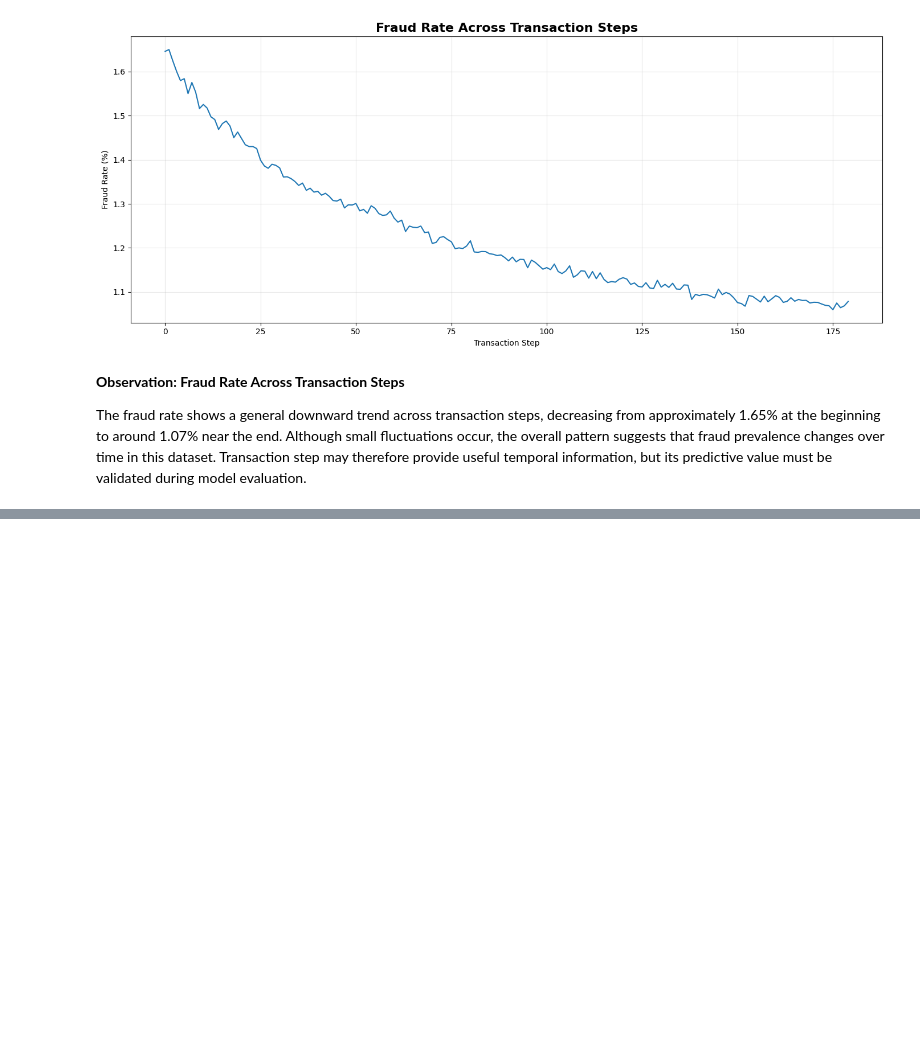
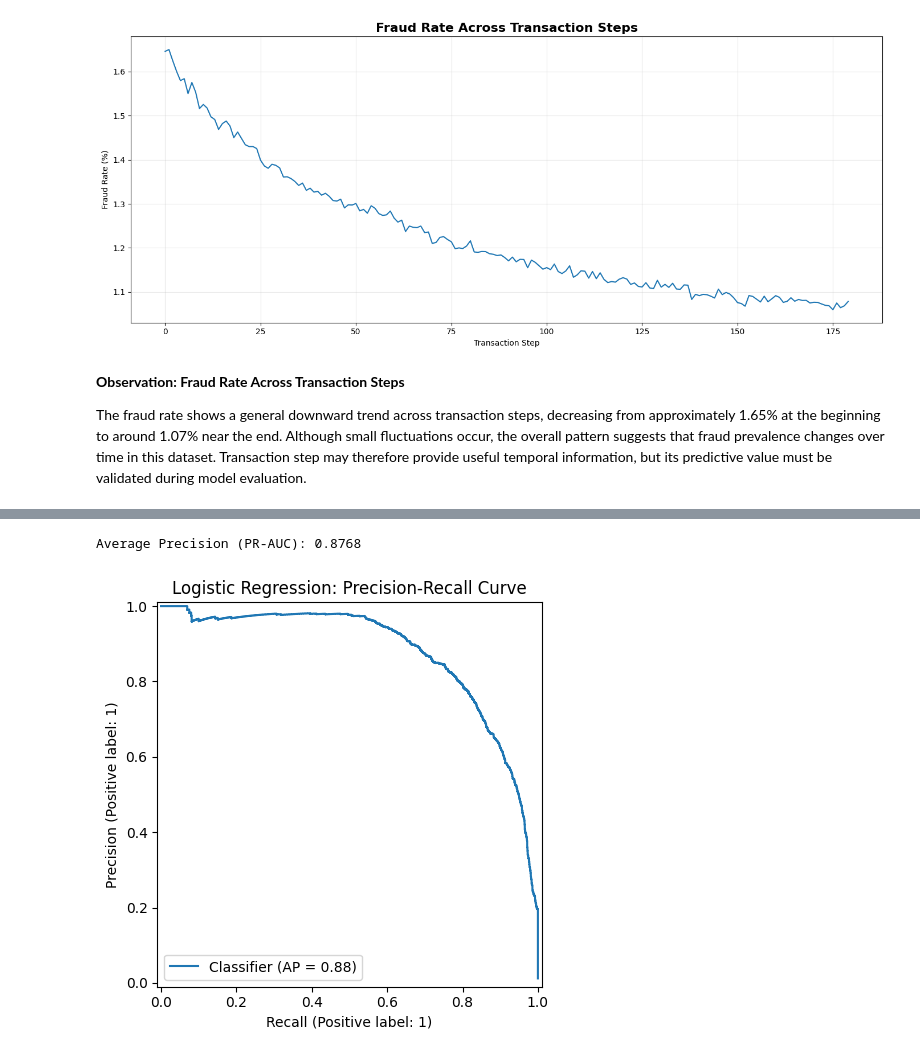
Before and after one commit to Ashwini8686/financial-transaction-fraud-detection, a Jupyter notebook: Notebook/Fraud_detection.ipynb, the cells around one changed output, grey strips where cells are left out. Saved outputs shown, nothing was run; the diff lists cells and outputs as text; code cells hidden in the pictures; blank space fills up the shorter version.

Commit message:
Add fraud detection models and evaluation

```diff
--- a/Notebook/Fraud_detection.ipynb
+++ b/Notebook/Fraud_detection.ipynb
@@ -993,0 +1064,3 @@ The fraud rate shows a general downward trend across transaction steps, decreasi
+# %%
+
+X_train, X_test, Y_train, Y_test = train_test_split(X, Y, test_size=0.2, random_state=42, stratify=y)
@@ -993,0 +1091,19 @@ The fraud rate shows a general downward trend across transaction steps, decreasi
+# %%
+from sklearn.compose import ColumnTransformer
+from sklearn.preprocessing import OneHotEncoder, StandardScaler
+
+categorical_cols = ['age', 'gender', 'merchant', 'category']
+numerical_cols = ['step', 'amount']
+
+preprocessor = ColumnTransformer(
+    transformers=[
+        ('num', StandardScaler(), numerical_cols),
+        ('cat', OneHotEncoder(handle_unknown='ignore'), categorical_cols)
+    ]
+)
+
+X_train_processed = preprocessor.fit_transform(X_train)
+X_test_processed = preprocessor.transform(X_test)
+
+print("Processed training shape:", X_train_processed.shape)
+print("Processed testing shape:", X_test_processed.shape)
@@ -993,0 +1115,4 @@ The fraud rate shows a general downward trend across transaction steps, decreasi
+# %%
+model = LogisticRegression(max_iter=1000,
+    class_weight='balanced',
+    random_state=42)
@@ -993,0 +1123,2 @@ The fraud rate shows a general downward trend across transaction steps, decreasi
+# %%
+model.fit(X_train_processed, Y_train)
@@ -993,0 +1161,16 @@ The fraud rate shows a general downward trend across transaction steps, decreasi
+# %%
+from sklearn.metrics import average_precision_score, PrecisionRecallDisplay
+import matplotlib.pyplot as plt
+
+y_prob = model.predict_proba(X_test_processed)[:, 1]
+
+pr_auc = average_precision_score(Y_test, y_prob)
+print("Average Precision (PR-AUC):", round(pr_auc, 4))
+
+PrecisionRecallDisplay.from_predictions(Y_test, y_prob)
+plt.title("Logistic Regression: Precision-Recall Curve")
+plt.tight_layout()
+plt.show()
+# %% [output]
+Average Precision (PR-AUC): 0.8768
+[figure, added]
```
Also changed, not shown: parts of 31 cells of this notebook.
